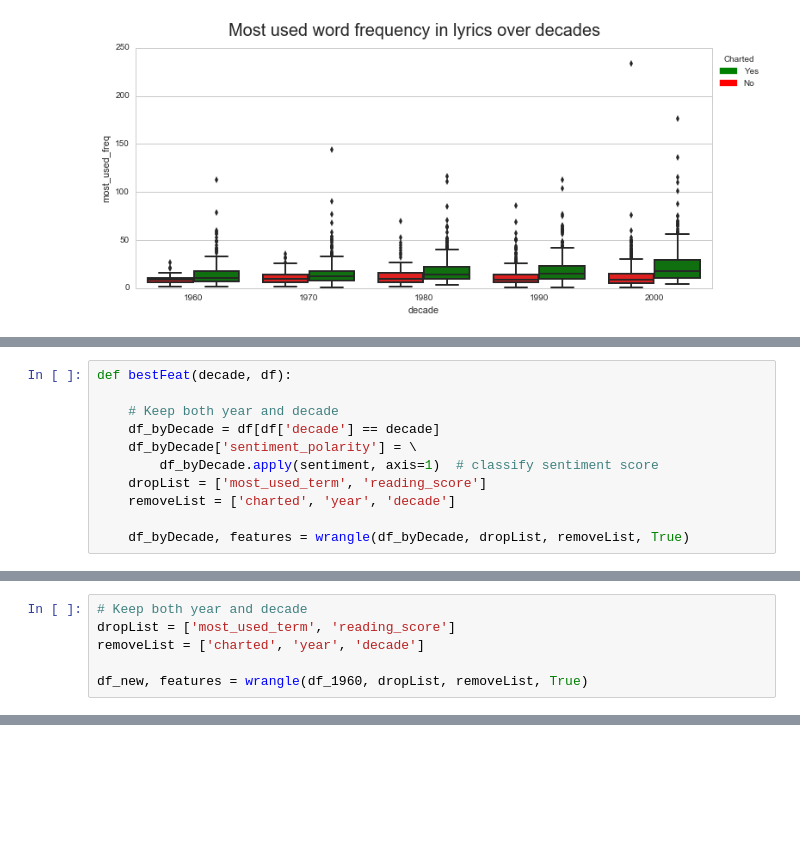
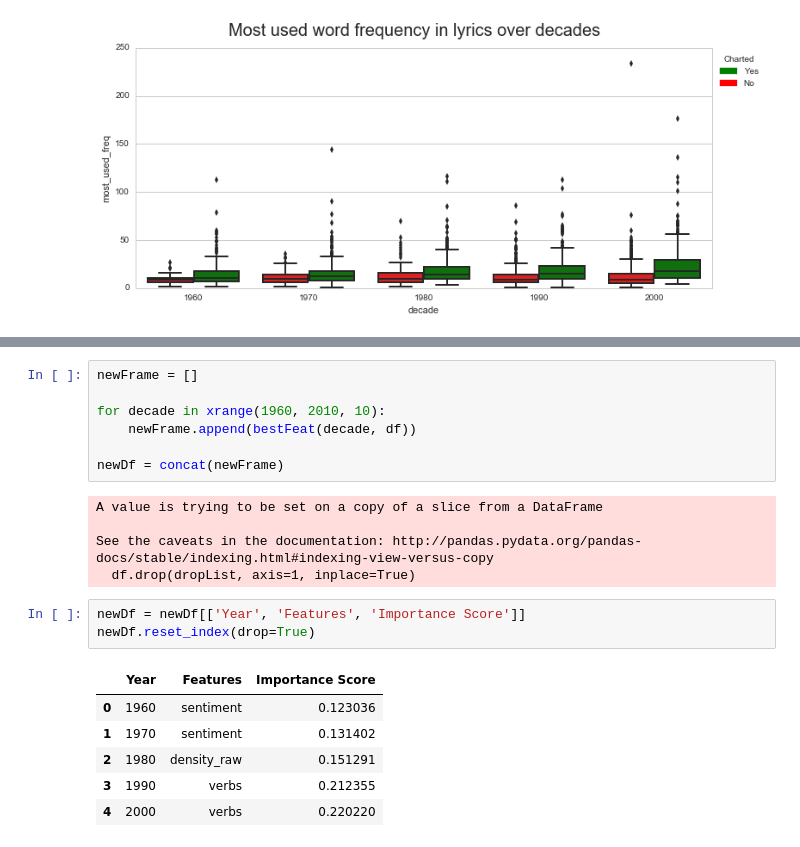
Before and after one commit to ribbas/Heat-Replay, a Jupyter notebook: src/assets/models/notebooks/exploratory-analysis.ipynb, the cells around one changed output, grey strips where cells are left out. Drawn from its saved outputs; the diff is of its cells as text; blank space fills up the shorter version.

```diff
--- a/src/assets/models/notebooks/exploratory-analysis.ipynb
+++ b/src/assets/models/notebooks/exploratory-analysis.ipynb
@@ -141,11 +137,0 @@ df = df[df['decade'] != 2010]
-# %%
-def bestFeat(decade, df):
-
-    # Keep both year and decade
-    df_byDecade = df[df['decade'] == decade]
-    df_byDecade['sentiment_polarity'] = \
-        df_byDecade.apply(sentiment, axis=1)  # classify sentiment score
-    dropList = ['most_used_term', 'reading_score']
-    removeList = ['charted', 'year', 'decade']
-
-    df_byDecade, features = wrangle(df_byDecade, dropList, removeList, True)
@@ -160,6 +137,0 @@ See the caveats in the documentation: http://pandas.pydata.org/pandas-docs/stabl
-# %%
-# Keep both year and decade
-dropList = ['most_used_term', 'reading_score']
-removeList = ['charted', 'year', 'decade']
-
-df_new, features = wrangle(df_1960, dropList, removeList, True)
@@ -227,0 +190,22 @@ features_df
+# %%
+newFrame = []
+
+for decade in xrange(1960, 2010, 10):
+    newFrame.append(bestFeat(decade, df))
+
+newDf = concat(newFrame)
+# %% [output]
+A value is trying to be set on a copy of a slice from a DataFrame
+
+See the caveats in the documentation: http://pandas.pydata.org/pandas-docs/stable/indexing.html#indexing-view-versus-copy
+  df.drop(dropList, axis=1, inplace=True)
+# %%
+newDf = newDf[['Year', 'Features', 'Importance Score']]
+newDf.reset_index(drop=True)
+# %% [output]
+|  | Year | Features | Importance Score |
+| 0 | 1960 | sentiment | 0.123036 |
+| 1 | 1970 | sentiment | 0.131402 |
+| 2 | 1980 | density_raw | 0.151291 |
+| 3 | 1990 | verbs | 0.212355 |
+| 4 | 2000 | verbs | 0.220220 |
```
Also changed, not shown: parts of 9 cells of this notebook, 12 other files.
